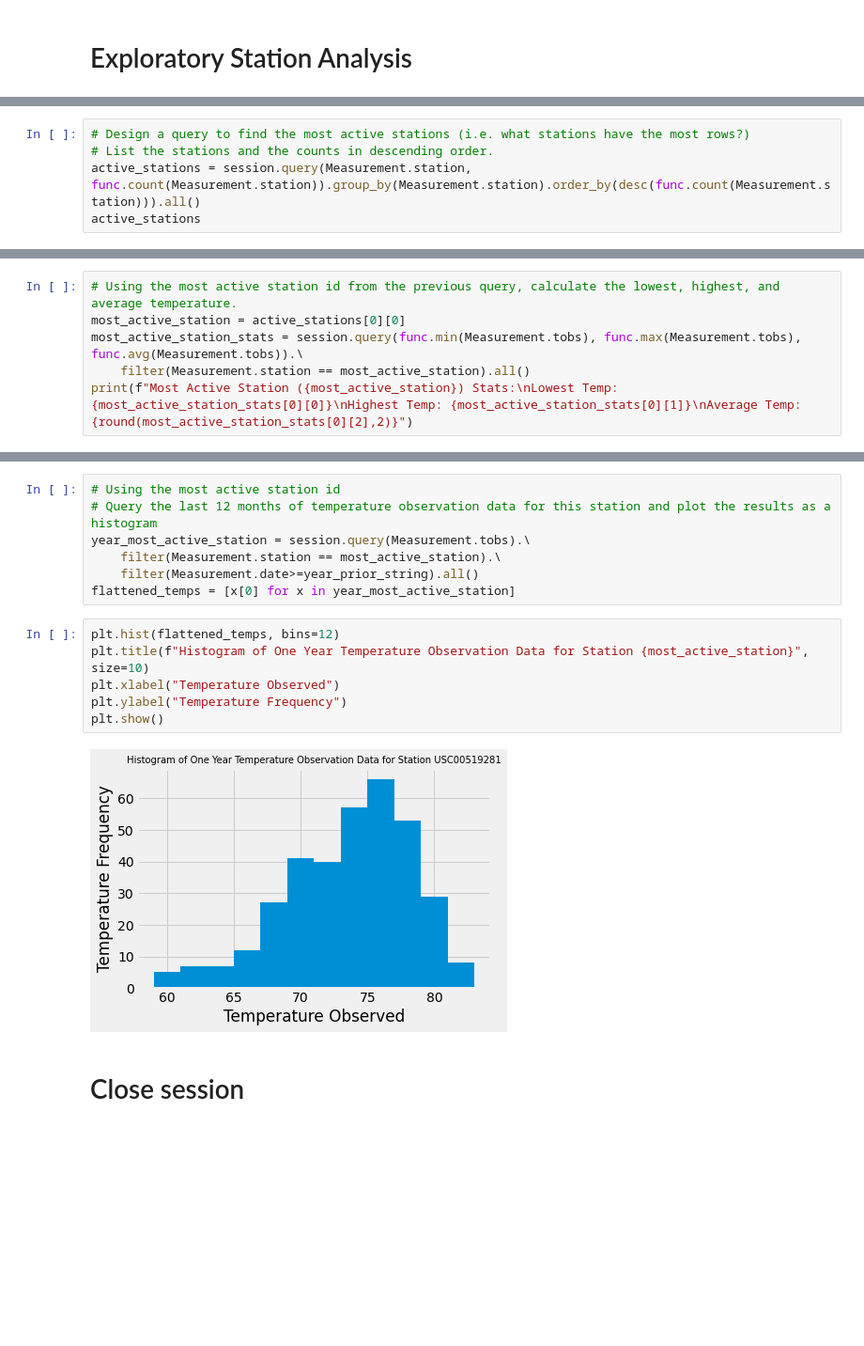
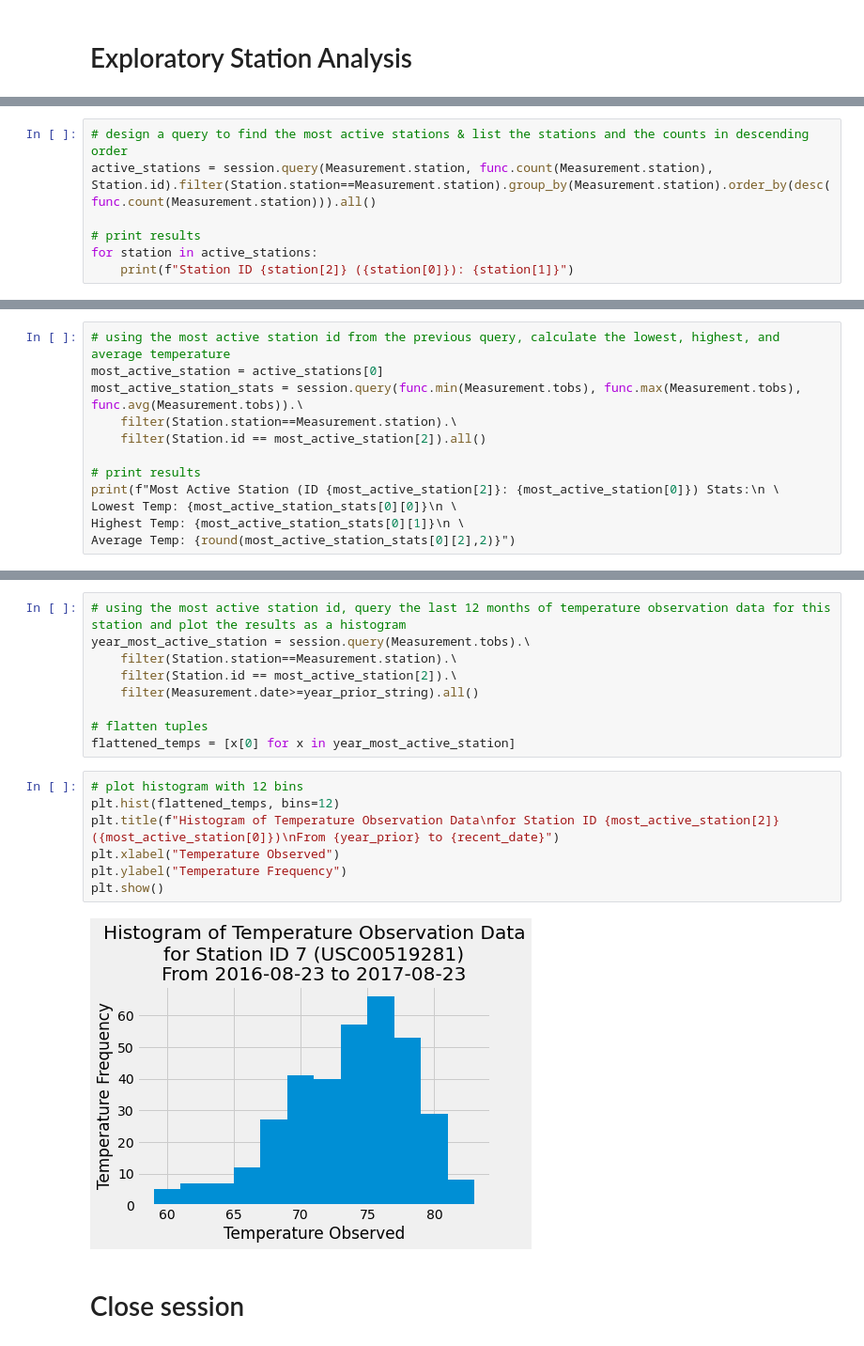
Before and after one commit to khutula/sqlalchemy-challenge, a Jupyter notebook: climate_starter.ipynb, the cells around one changed output, grey strips where cells are left out. Shown at 94% size. Drawn from its saved outputs; the diff is of its cells as text; blank space fills up the shorter version.

Commit message:
clean up station analysis section

```diff
--- a/climate_starter.ipynb
+++ b/climate_starter.ipynb
@@ -166,8 +168,10 @@ print(f"Total number of stations in dataset: {len(num_stations)}")
 # %% [output]
 Total number of stations in dataset: 9
 # %%
-# Design a query to find the most active stations (i.e. what stations have the most rows?)
-# List the stations and the counts in descending order.
-active_stations = session.query(Measurement.station, func.count(Measurement.station)).group_by(Measurement.station).order_by(desc(func.count(Measurement.station))).all()
-active_stations
+# design a query to find the most active stations & list the stations and the counts in descending order
+active_stations = session.query(Measurement.station, func.count(Measurement.station), Station.id).filter(Station.station==Measurement.station).group_by(Measurement.station).order_by(desc(func.count(Measurement.station))).all()
+
+# print results
+for station in active_stations:
+    print(f"Station ID {station[2]} ({station[0]}): {station[1]}")
 # %% [output]
@@ -183,7 +187,13 @@ active_stations
 # %%
-# Using the most active station id from the previous query, calculate the lowest, highest, and average temperature.
-most_active_station = active_stations[0][0]
+# using the most active station id from the previous query, calculate the lowest, highest, and average temperature
+most_active_station = active_stations[0]
 most_active_station_stats = session.query(func.min(Measurement.tobs), func.max(Measurement.tobs), func.avg(Measurement.tobs)).\
-    filter(Measurement.station == most_active_station).all()
-print(f"Most Active Station ({most_active_station}) Stats:\nLowest Temp: {most_active_station_stats[0][0]}\nHighest Temp: {most_active_station_stats[0][1]}\nAverage Temp: {round(most_active_station_stats[0][2],2)}")
+    filter(Station.station==Measurement.station).\
+    filter(Station.id == most_active_station[2]).all()
+
+# print results
+print(f"Most Active Station (ID {most_active_station[2]}: {most_active_station[0]}) Stats:\n \
+Lowest Temp: {most_active_station_stats[0][0]}\n \
+Highest Temp: {most_active_station_stats[0][1]}\n \
+Average Temp: {round(most_active_station_stats[0][2],2)}")
 # %% [output]
@@ -194,18 +204,21 @@ Average Temp: 71.66
 # %%
-# Using the most active station id
-# Query the last 12 months of temperature observation data for this station and plot the results as a histogram
+# using the most active station id, query the last 12 months of temperature observation data for this station and plot the results as a histogram
 year_most_active_station = session.query(Measurement.tobs).\
-    filter(Measurement.station == most_active_station).\
+    filter(Station.station==Measurement.station).\
+    filter(Station.id == most_active_station[2]).\
     filter(Measurement.date>=year_prior_string).all()
+
+# flatten tuples
 flattened_temps = [x[0] for x in year_most_active_station]
 # %%
+# plot histogram with 12 bins
 plt.hist(flattened_temps, bins=12)
-plt.title(f"Histogram of One Year Temperature Observation Data for Station {most_active_station}", size=10)
+plt.title(f"Histogram of Temperature Observation Data\nfor Station ID {most_active_station[2]} ({most_active_station[0]})\nFrom {year_prior} to {recent_date}")
 plt.xlabel("Temperature Observed")
 plt.ylabel("Temperature Frequency")
 plt.show()
 # %% [output]
-[figure, old version]
+[figure, new version]
 # %% [markdown]
 # Close session
 # %%
```
Also changed, not shown: parts of 4 cells of this notebook.
